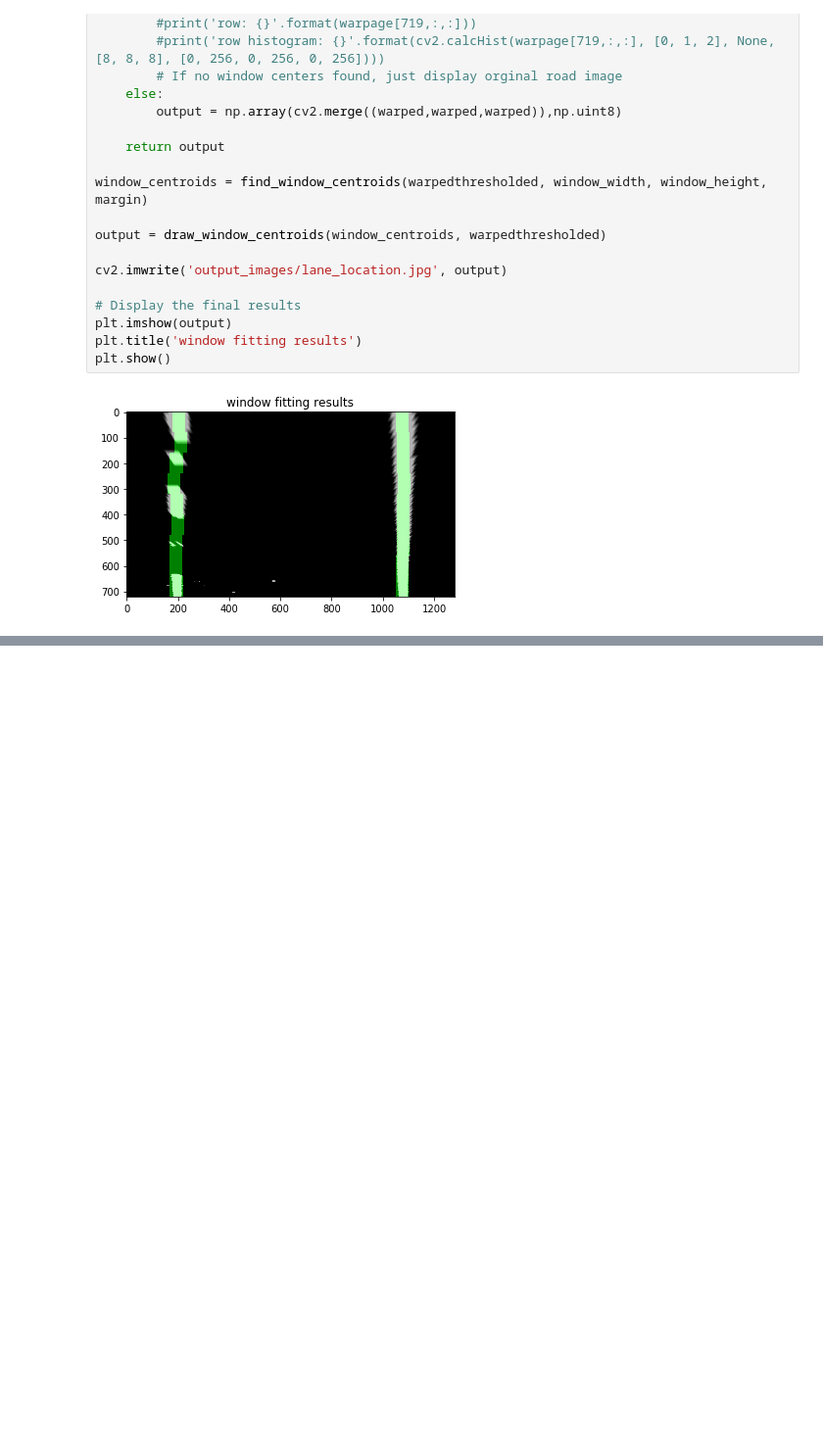
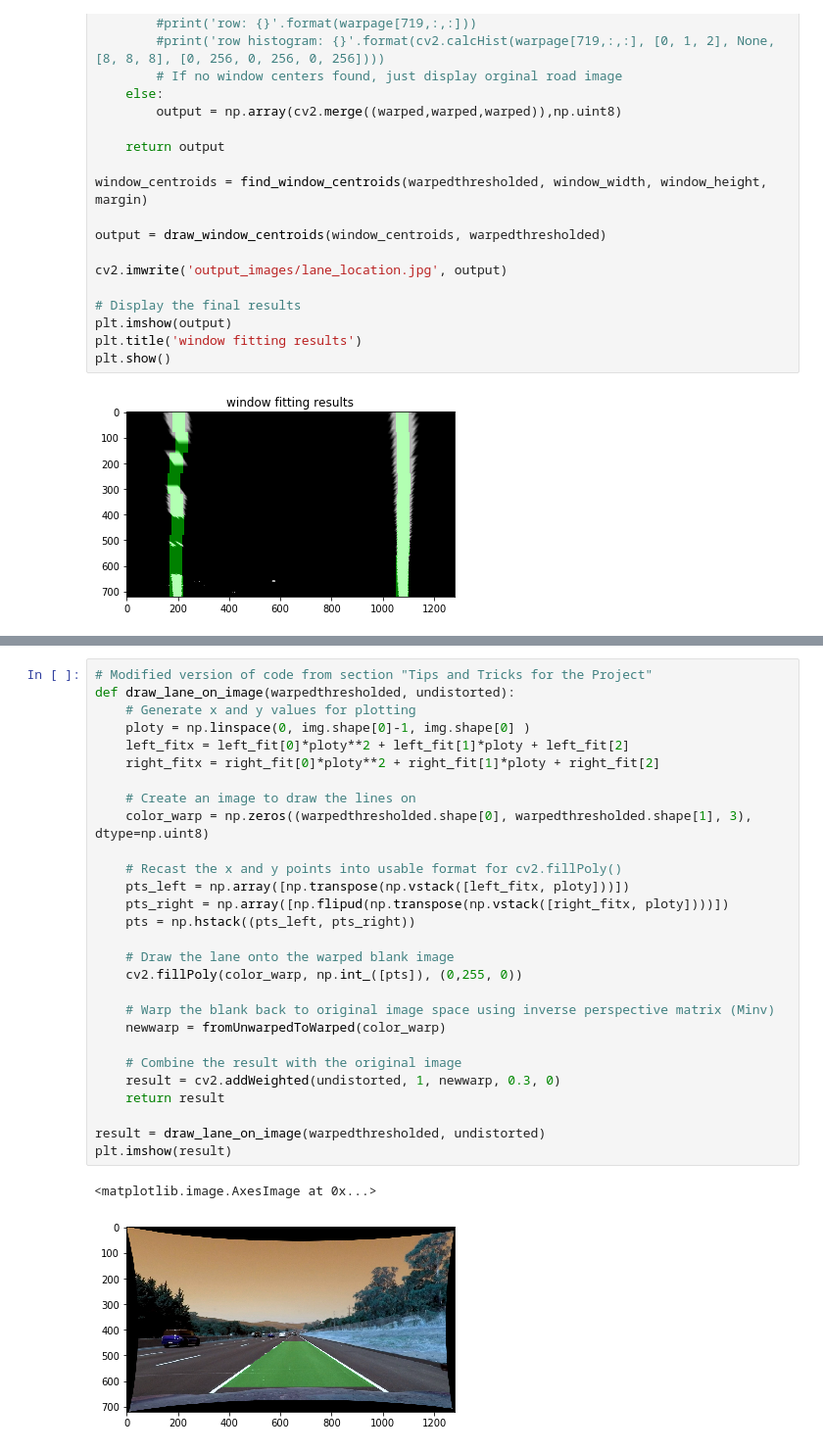
Before and after one commit to mandermo/CarND-Advanced-Lane-Lines, a Jupyter notebook: AdvancedLaneFinding.ipynb, the cells around one changed output, grey strips where cells are left out. Shown: that part at 98% size. Saved outputs shown, nothing was run; the diff lists cells and outputs as text; blank space fills up the shorter version.

```diff
--- a/AdvancedLaneFinding.ipynb
+++ b/AdvancedLaneFinding.ipynb
@@ -324,0 +410,31 @@ plt.show()
+# %%
+# Modified version of code from section "Tips and Tricks for the Project"
+def draw_lane_on_image(warpedthresholded, undistorted):
+    # Generate x and y values for plotting
+    ploty = np.linspace(0, img.shape[0]-1, img.shape[0] )
+    left_fitx = left_fit[0]*ploty**2 + left_fit[1]*ploty + left_fit[2]
+    right_fitx = right_fit[0]*ploty**2 + right_fit[1]*ploty + right_fit[2]
+
+    # Create an image to draw the lines on
+    color_warp = np.zeros((warpedthresholded.shape[0], warpedthresholded.shape[1], 3), dtype=np.uint8)
+
+    # Recast the x and y points into usable format for cv2.fillPoly()
+    pts_left = np.array([np.transpose(np.vstack([left_fitx, ploty]))])
+    pts_right = np.array([np.flipud(np.transpose(np.vstack([right_fitx, ploty])))])
+    pts = np.hstack((pts_left, pts_right))
+
+    # Draw the lane onto the warped blank image
+    cv2.fillPoly(color_warp, np.int_([pts]), (0,255, 0))
+
+    # Warp the blank back to original image space using inverse perspective matrix (Minv)
+    newwarp = fromUnwarpedToWarped(color_warp)
+
+    # Combine the result with the original image
+    result = cv2.addWeighted(undistorted, 1, newwarp, 0.3, 0)
+    return result
+
+result = draw_lane_on_image(warpedthresholded, undistorted)
+plt.imshow(result)
+# %% [output]
+<matplotlib.image.AxesImage at 0x...>
+[figure, added]
```
Also changed, not shown: parts of 5 cells of this notebook.
